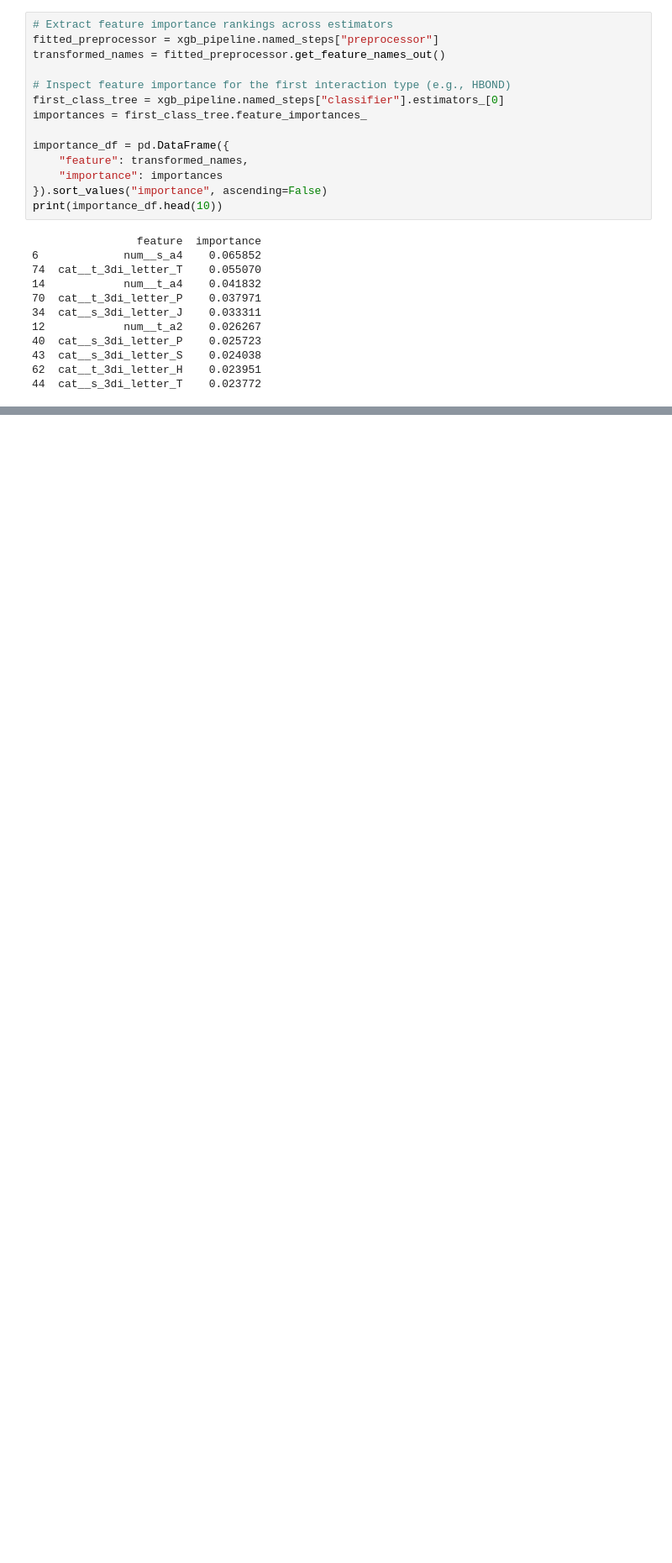
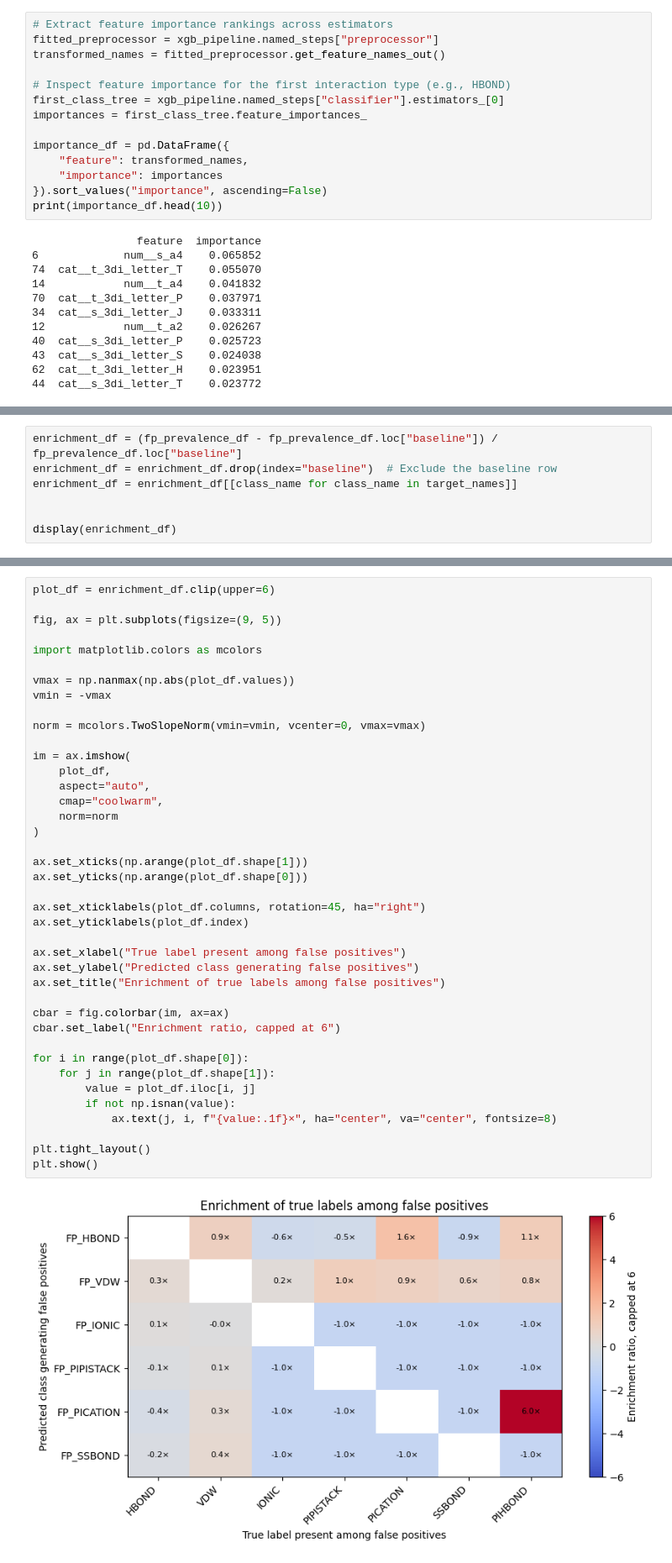
Before and after one commit to miriamzara/SB_Project, a Jupyter notebook: 7_XGBoost.ipynb, the cells around one changed output, grey strips where cells are left out. Shown at 84% size. Saved outputs shown, nothing was run; the diff lists cells and outputs as text; blank space fills up the shorter version.

```diff
--- a/7_XGBoost.ipynb
+++ b/7_XGBoost.ipynb
@@ -143,0 +733,7 @@ print(importance_df.head(10))
+# %%
+enrichment_df = (fp_prevalence_df - fp_prevalence_df.loc["baseline"]) / fp_prevalence_df.loc["baseline"]
+enrichment_df = enrichment_df.drop(index="baseline")  # Exclude the baseline row
+enrichment_df = enrichment_df[[class_name for class_name in target_names]]
+
+
+display(enrichment_df)
@@ -143,0 +748,42 @@ print(importance_df.head(10))
+# %%
+plot_df = enrichment_df.clip(upper=6)
+
+fig, ax = plt.subplots(figsize=(9, 5))
+
+import matplotlib.colors as mcolors
+
+vmax = np.nanmax(np.abs(plot_df.values))
+vmin = -vmax
+
+norm = mcolors.TwoSlopeNorm(vmin=vmin, vcenter=0, vmax=vmax)
+
+im = ax.imshow(
+    plot_df,
+    aspect="auto",
+    cmap="coolwarm",
+    norm=norm
+)
+
+ax.set_xticks(np.arange(plot_df.shape[1]))
+ax.set_yticks(np.arange(plot_df.shape[0]))
+
+ax.set_xticklabels(plot_df.columns, rotation=45, ha="right")
+ax.set_yticklabels(plot_df.index)
+
+ax.set_xlabel("True label present among false positives")
+ax.set_ylabel("Predicted class generating false positives")
+ax.set_title("Enrichment of true labels among false positives")
+
+cbar = fig.colorbar(im, ax=ax)
+cbar.set_label("Enrichment ratio, capped at 6")
+
+for i in range(plot_df.shape[0]):
+    for j in range(plot_df.shape[1]):
+        value = plot_df.iloc[i, j]
+        if not np.isnan(value):
+            ax.text(j, i, f"{value:.1f}×", ha="center", va="center", fontsize=8)
+
+plt.tight_layout()
+plt.show()
+# %% [output]
+[figure, added]
```
Also changed, not shown: parts of 13 cells of this notebook.
